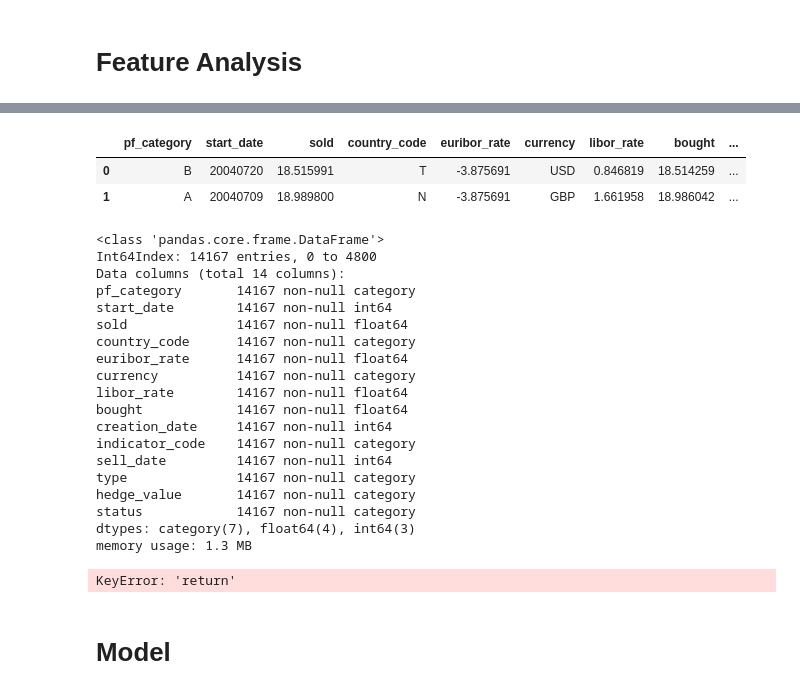
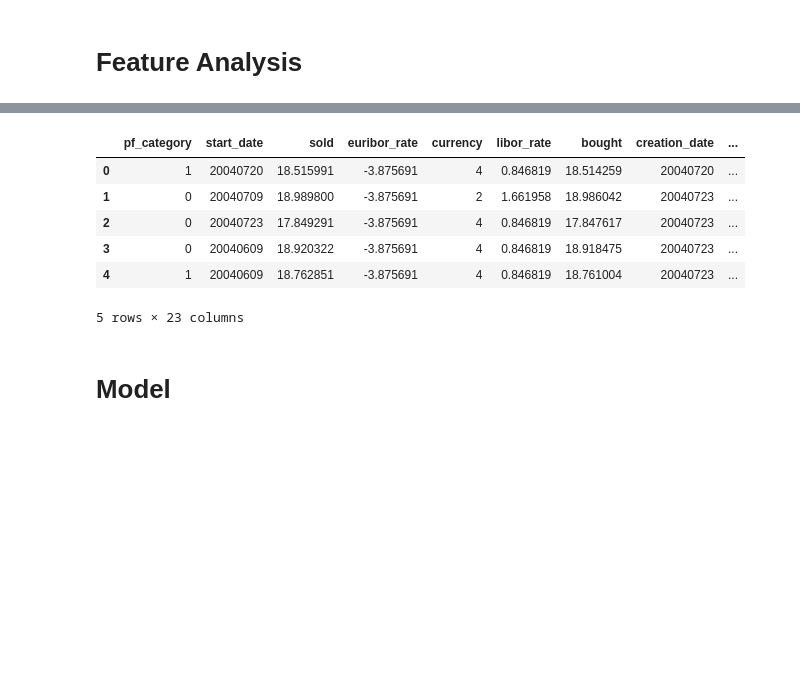
Before and after one commit to tap222/Brainwaves, a Jupyter notebook: Hackerearth_Brainwaves.ipynb, the cells around one changed output, grey strips where cells are left out. Cells and saved outputs as stored; diff of their text form; code cells hidden in the pictures; blank space fills up the shorter version.

```diff
--- a/Hackerearth_Brainwaves.ipynb
+++ b/Hackerearth_Brainwaves.ipynb
@@ -141,6 +169,18 @@ all_data["bought"] = all_data["bought"].map(lambda i: np.log(i) if i > 0 else 0)
+# %%
+all_data["hedge_value"] = all_data["hedge_value"].astype("category",categories=["FALSE","TRUE","None"],ordered=True).cat.codes
+# %%
+all_data["status"] = all_data["status"].astype("category",categories=["TRUE","None"],ordered=True).cat.codes
+# %%
+all_data["pf_category"] = all_data["pf_category"].astype("category",categories=["A","B","C","D","E"],ordered=True).cat.codes
+# %%
+all_data = pd.get_dummies(all_data,columns=['status','hedge_value','type','country_code','indicator_code','office_id'],drop_first=True)
 # %%
-all_data.head(2)
+all_data.head(5)
 # %% [output]
-|  | pf_category | start_date | sold | country_code | euribor_rate | currency | libor_rate | bought | ... |
-| 0 | B | 20040720 | 18.515991 | T | -3.875691 | USD | 0.846819 | 18.514259 | ... |
-| 1 | A | 20040709 | 18.989800 | N | -3.875691 | GBP | 1.661958 | 18.986042 | ... |
+|  | pf_category | start_date | sold | euribor_rate | currency | libor_rate | bought | creation_date | ... |
+| 0 | 1 | 20040720 | 18.515991 | -3.875691 | 4 | 0.846819 | 18.514259 | 20040720 | ... |
+| 1 | 0 | 20040709 | 18.989800 | -3.875691 | 2 | 1.661958 | 18.986042 | 20040723 | ... |
+| 2 | 0 | 20040723 | 17.849291 | -3.875691 | 4 | 0.846819 | 17.847617 | 20040723 | ... |
+| 3 | 0 | 20040609 | 18.920322 | -3.875691 | 4 | 0.846819 | 18.918475 | 20040723 | ... |
+| 4 | 1 | 20040609 | 18.762851 | -3.875691 | 4 | 0.846819 | 18.761004 | 20040723 | ... |
+5 rows × 23 columns
@@ -159,22 +186,0 @@ for col in all_data.columns:
-# %%
-all_data.info()
-# %% [output]
-<class 'pandas.core.frame.DataFrame'>
-Int64Index: 14167 entries, 0 to 4800
-Data columns (total 14 columns):
-pf_category       14167 non-null category
-start_date        14167 non-null int64
-sold              14167 non-null float64
-country_code      14167 non-null category
-euribor_rate      14167 non-null float64
-currency          14167 non-null category
-libor_rate        14167 non-null float64
-bought            14167 non-null float64
-creation_date     14167 non-null int64
-indicator_code    14167 non-null category
-sell_date         14167 non-null int64
-type              14167 non-null category
-hedge_value       14167 non-null category
-status            14167 non-null category
-dtypes: category(7), float64(4), int64(3)
-memory usage: 1.3 MB
@@ -185,7 +186,0 @@ for col in all_data.columns:
-# %%
-X_train = all_data[:train_len]
-test = all_data[train_len:]
-y = train['return']
-test.drop(labels=["return"],axis = 1,inplace=True)
-# %% [output]
-KeyError: 'return'
```
Also changed, not shown: parts of 43 cells of this notebook.
